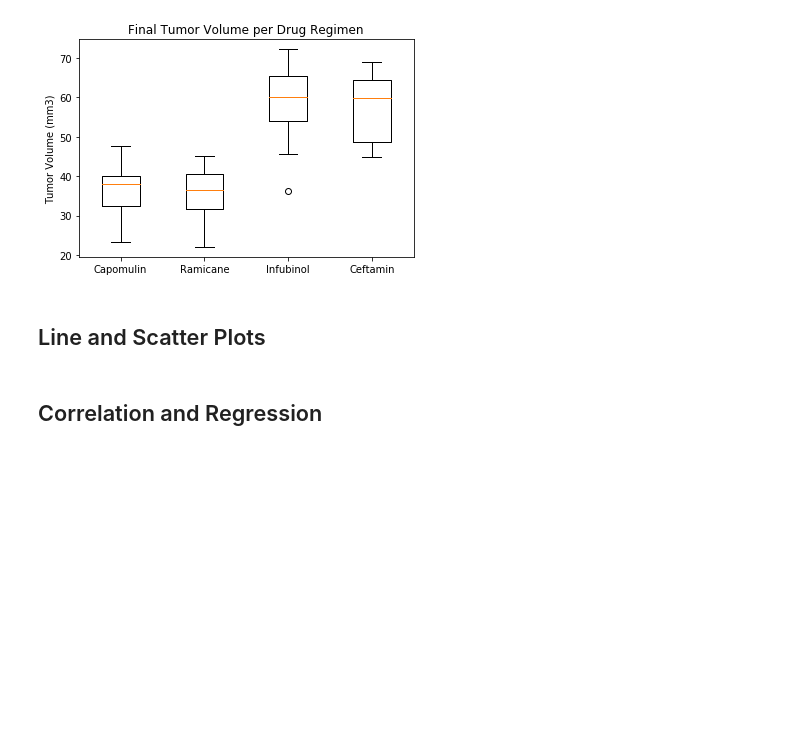
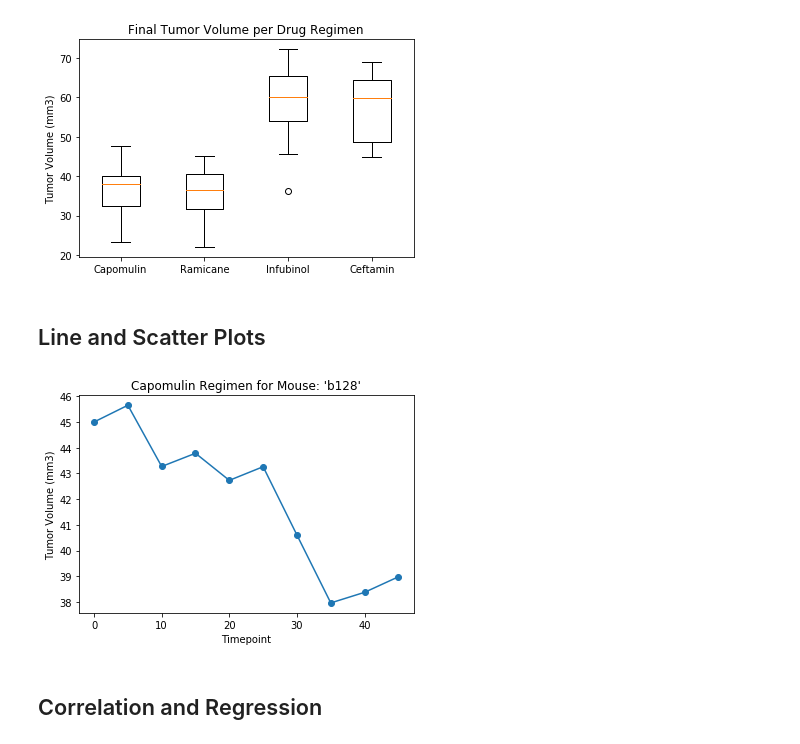
Before and after one commit to vandrade88/matplotlib-challenge, a Jupyter notebook: Pymaceuticals/pymaceuticals_starter.ipynb, the cells around one changed output. Drawn from its saved outputs; the diff is of its cells as text; code cells hidden in the pictures; blank space fills up the shorter version.

```diff
--- a/Pymaceuticals/pymaceuticals_starter.ipynb
+++ b/Pymaceuticals/pymaceuticals_starter.ipynb
@@ -343,6 +343,16 @@ plt.show()
 ## Line and Scatter Plots
 # %%
 # Generate a line plot of tumor volume vs. time point for a mouse treated with Capomulin
+
+single_mouse = df.loc[df["Mouse ID"] == "b128",:]
+
+plt.plot(single_mouse['Timepoint'], single_mouse['Tumor Volume (mm3)'], marker='o')
+plt.title("Capomulin Regimen for Mouse: 'b128'")
+plt.ylabel("Tumor Volume (mm3)")
+plt.xlabel("Timepoint")
+plt.show()
+# %% [output]
+[figure, added]
 # %%
 # Generate a scatter plot of average tumor volume vs. mouse weight for the Capomulin regimen
 # %% [markdown]
```
